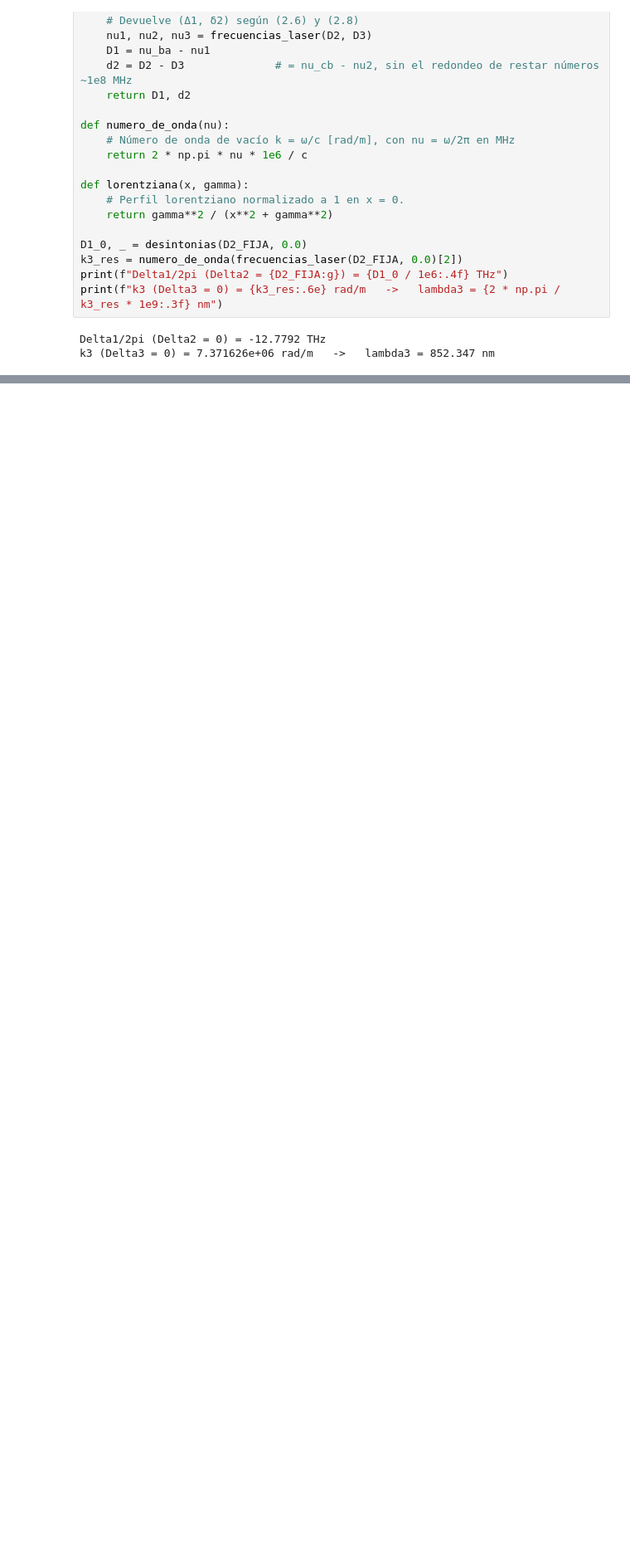
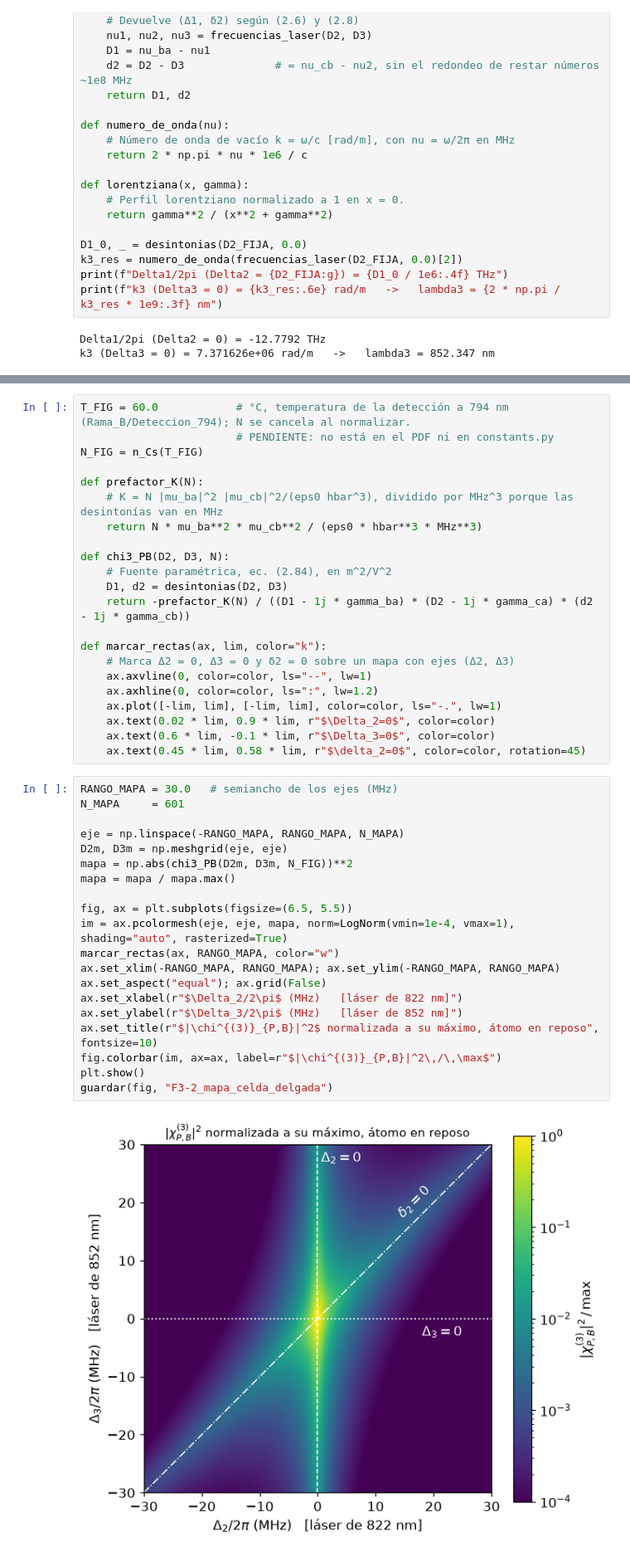
Before and after one commit to Mateo-Rubio/Computations-Four-Wave-Mixing, a Jupyter notebook: Rama_B/Teoria/capitulo3.ipynb, the cells around one changed output, grey strips where cells are left out. Shown at 83% size. Cells and saved outputs as stored; diff of their text form; blank space fills up the shorter version.

```diff
--- a/Rama_B/Teoria/capitulo3.ipynb
+++ b/Rama_B/Teoria/capitulo3.ipynb
@@ -292,0 +289,44 @@ print(f"(longitud de la celda: {L_celda * 1e3:.0f} mm)")
+# %%
+T_FIG = 60.0            # °C, temperatura de la detección a 794 nm (Rama_B/Deteccion_794); N se cancela al normalizar.
+                        # PENDIENTE: no está en el PDF ni en constants.py
+N_FIG = n_Cs(T_FIG)
+
+def prefactor_K(N):
+    # K = N |mu_ba|^2 |mu_cb|^2/(eps0 hbar^3), dividido por MHz^3 porque las desintonías van en MHz
+    return N * mu_ba**2 * mu_cb**2 / (eps0 * hbar**3 * MHz**3)
+
+def chi3_PB(D2, D3, N):
+    # Fuente paramétrica, ec. (2.84), en m^2/V^2
+    D1, d2 = desintonias(D2, D3)
+    return -prefactor_K(N) / ((D1 - 1j * gamma_ba) * (D2 - 1j * gamma_ca) * (d2 - 1j * gamma_cb))
+
+def marcar_rectas(ax, lim, color="k"):
+    # Marca Δ2 = 0, Δ3 = 0 y δ2 = 0 sobre un mapa con ejes (Δ2, Δ3)
+    ax.axvline(0, color=color, ls="--", lw=1)
+    ax.axhline(0, color=color, ls=":", lw=1.2)
+    ax.plot([-lim, lim], [-lim, lim], color=color, ls="-.", lw=1)
+    ax.text(0.02 * lim, 0.9 * lim, r"$\Delta_2=0$", color=color)
+    ax.text(0.6 * lim, -0.1 * lim, r"$\Delta_3=0$", color=color)
+    ax.text(0.45 * lim, 0.58 * lim, r"$\delta_2=0$", color=color, rotation=45)
+# %%
+RANGO_MAPA = 30.0   # semiancho de los ejes (MHz)
+N_MAPA     = 601
+
+eje = np.linspace(-RANGO_MAPA, RANGO_MAPA, N_MAPA)
+D2m, D3m = np.meshgrid(eje, eje)
+mapa = np.abs(chi3_PB(D2m, D3m, N_FIG))**2
+mapa = mapa / mapa.max()
+
+fig, ax = plt.subplots(figsize=(6.5, 5.5))
+im = ax.pcolormesh(eje, eje, mapa, norm=LogNorm(vmin=1e-4, vmax=1), shading="auto", rasterized=True)
+marcar_rectas(ax, RANGO_MAPA, color="w")
+ax.set_xlim(-RANGO_MAPA, RANGO_MAPA); ax.set_ylim(-RANGO_MAPA, RANGO_MAPA)
+ax.set_aspect("equal"); ax.grid(False)
+ax.set_xlabel(r"$\Delta_2/2\pi$ (MHz)   [láser de 822 nm]")
+ax.set_ylabel(r"$\Delta_3/2\pi$ (MHz)   [láser de 852 nm]")
+ax.set_title(r"$|\chi^{(3)}_{P,B}|^2$ normalizada a su máximo, átomo en reposo", fontsize=10)
+fig.colorbar(im, ax=ax, label=r"$|\chi^{(3)}_{P,B}|^2\,/\,\max$")
+plt.show()
+guardar(fig, "F3-2_mapa_celda_delgada")
+# %% [output]
+[figure, added]
```
Also changed, not shown: parts of 19 cells of this notebook, 13 other files.
